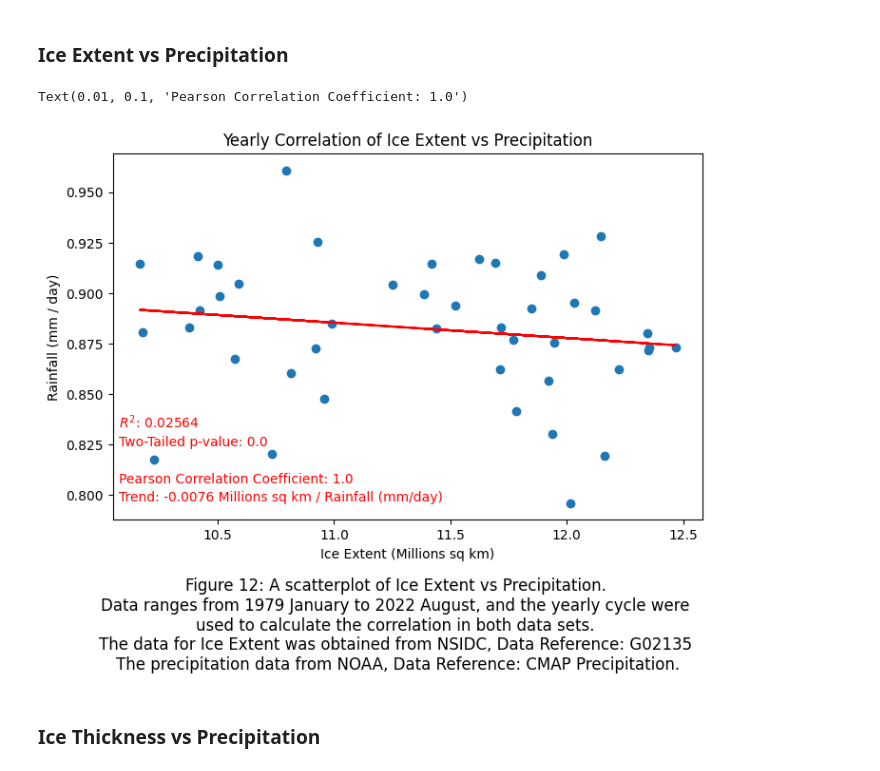
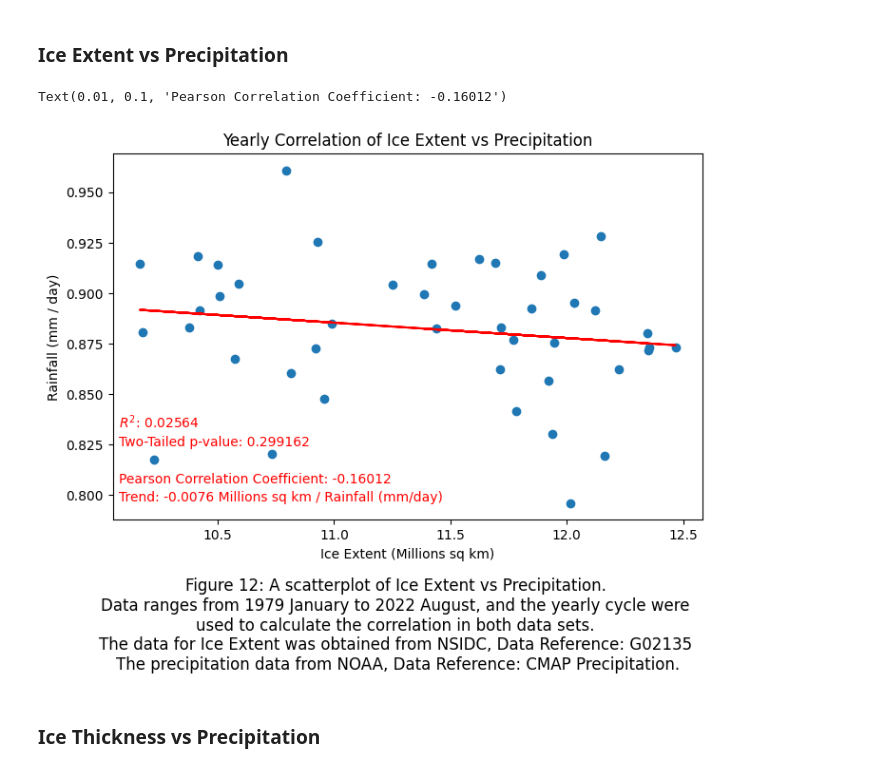
Before and after one commit to gardeneda/Arctic-Ice-vs-Precipitation, a Jupyter notebook: data_management.ipynb, the cells around one changed output. Saved outputs shown, nothing was run; the diff lists cells and outputs as text; code cells hidden in the pictures.

Commit message:
Fixed misplacement of variable in parameter for Yearly Correlation of (Ice Extent vs Precipitaiton) and (Ice Thickness vs Precipitation).

```diff
--- a/data_management.ipynb
+++ b/data_management.ipynb
@@ -893,36 +893,36 @@ trend_extent_vs_precip = extent_vs_precip_model.params[1]
 conf_extent_vs_precip = extent_vs_precip_model.conf_int()[1]
 rsquared_extent_vs_precip = extent_vs_precip_model.rsquared
 
 # Performing the Pearson's Correlation measure on the two data sets.
-x = precip_values
+x = extent_values
 pearson_extent_vs_precip = stat.pearsonr(x, y)
 
 # Isolating the Pearson's Correlation Coefficient
 pearson_coefficient_extent_vs_precip = pearson_extent_vs_precip[0]
 
 # Isolating the two-tailed p-values
 two_pvalue_extent_vs_precip = pearson_extent_vs_precip[1]
 
 # Plotting the data.
 plt.figure(figsize=(8,5))
 plt.scatter(extent_values, precip_values)
 plt.plot(extent_values, prediction_extent_vs_precip, color='r')
 plt.title("Yearly Correlation of Ice Extent vs Precipitation")
 plt.xlabel("Ice Extent (Millions sq km)")
 plt.ylabel("Rainfall (mm / day)")
 plt.figtext(0.5, -0.2, 'Figure 12: A scatterplot of Ice Extent vs Precipitation. \n' +
             'Data ranges from 1979 January to 2022 August, and the yearly cycle were \n' +
             'used to calculate the correlation in both data sets. \n' +
             'The data for Ice Extent was obtained from NSIDC, Data Reference: G02135 \n' +
             'The precipitation data from NOAA, Data Reference: CMAP Precipitation.',
             wrap=True, horizontalalignment='center', fontsize=12)
 plt.annotate('Trend: ' + str(round(trend_extent_vs_precip, 5)) +' Millions sq km / Rainfall (mm/day)', xy=(0.01, 0.05), xycoords='axes fraction', color='r', fontsize=10)
 plt.annotate('$R^2$: ' + str(round(rsquared_extent_vs_precip, 5)), xy=(0.01, 0.25), xycoords='axes fraction', color='r', fontsize=10)
 plt.annotate('Two-Tailed p-value: ' + str(round(two_pvalue_extent_vs_precip, 6)), xy=(0.01, 0.2), xycoords='axes fraction', color='r', fontsize=10)
 plt.annotate('Pearson Correlation Coefficient: ' + str(round(pearson_coefficient_extent_vs_precip, 5)), xy=(0.01, 0.1), xycoords='axes fraction', color='r', fontsize=10)
 # %% [output]
-Text(0.01, 0.1, 'Pearson Correlation Coefficient: 1.0')
+Text(0.01, 0.1, 'Pearson Correlation Coefficient: -0.16012')
-[figure, old version]
+[figure, new version]
 # %% [markdown]
 <h3>Ice Thickness vs Precipitation</h3>
 # %%
```
Also changed, not shown: parts of 2 cells of this notebook.
